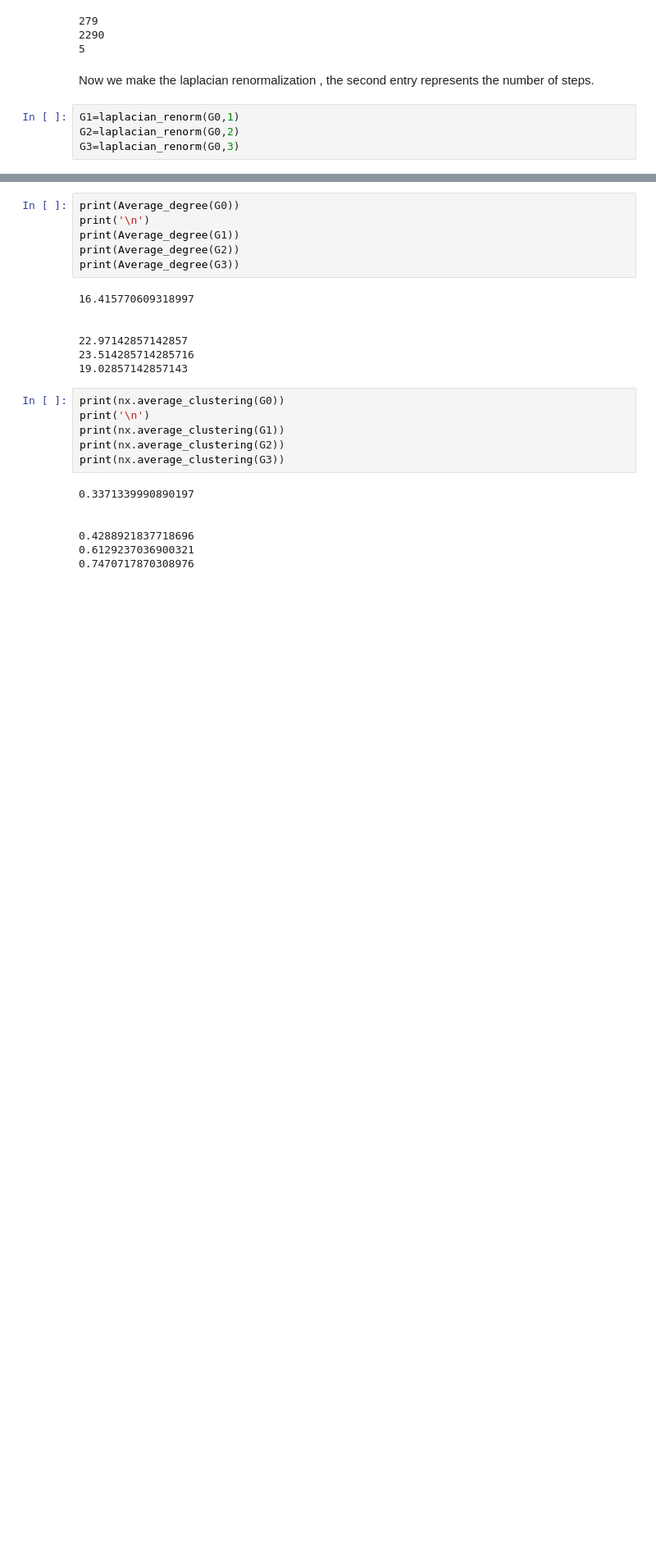
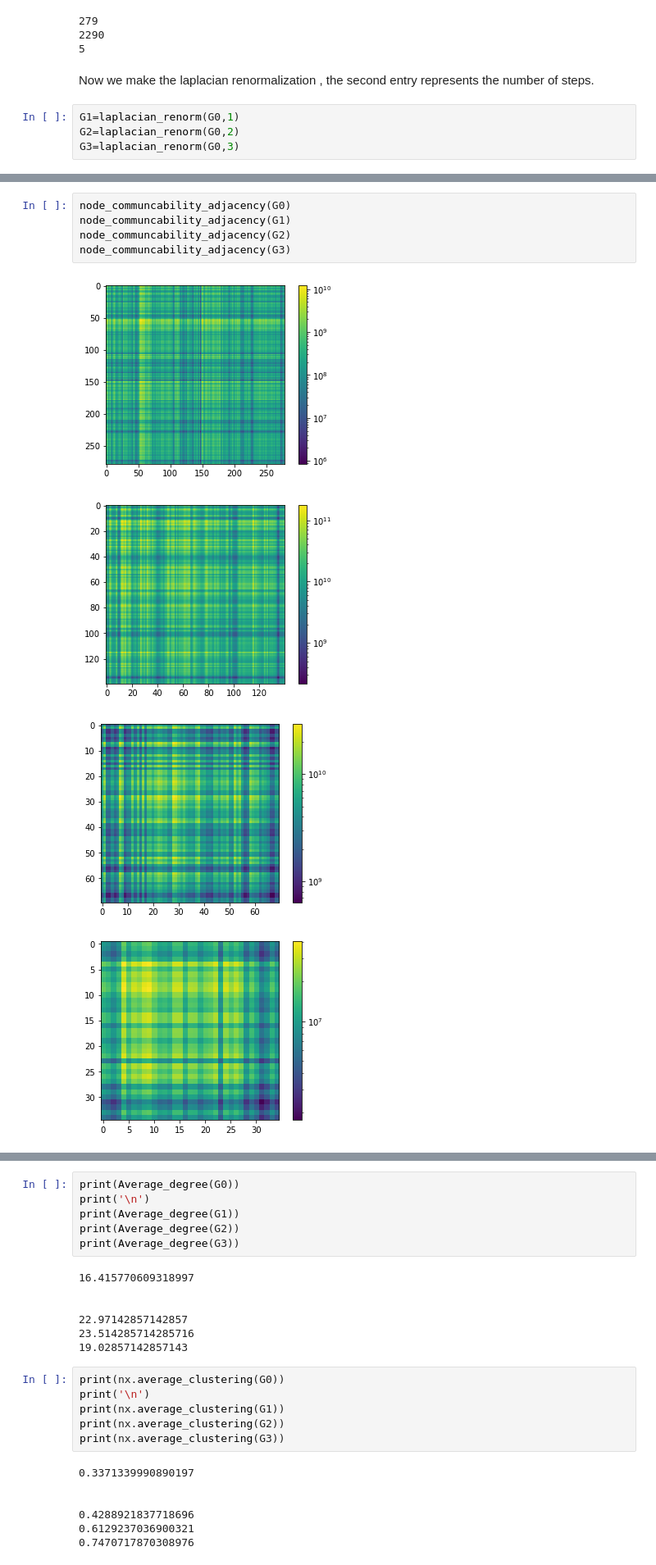
Before and after one commit to matheusloures42/renormalization-simplicial-complexes, a Jupyter notebook: c_elegans.ipynb, the cells around one changed output, grey strips where cells are left out. Shown at 82% size. Saved outputs shown, nothing was run; the diff lists cells and outputs as text; blank space fills up the shorter version.

```diff
--- a/c_elegans.ipynb
+++ b/c_elegans.ipynb
@@ -118,0 +119,10 @@ heat_map_covariance(G3)
+# %%
+node_communcability_adjacency(G0)
+node_communcability_adjacency(G1)
+node_communcability_adjacency(G2)
+node_communcability_adjacency(G3)
+# %% [output]
+[figure, added]
+[figure, added]
+[figure, added]
+[figure, added]
```
Also changed, not shown: parts of 44 cells of this notebook, 5 other files.
